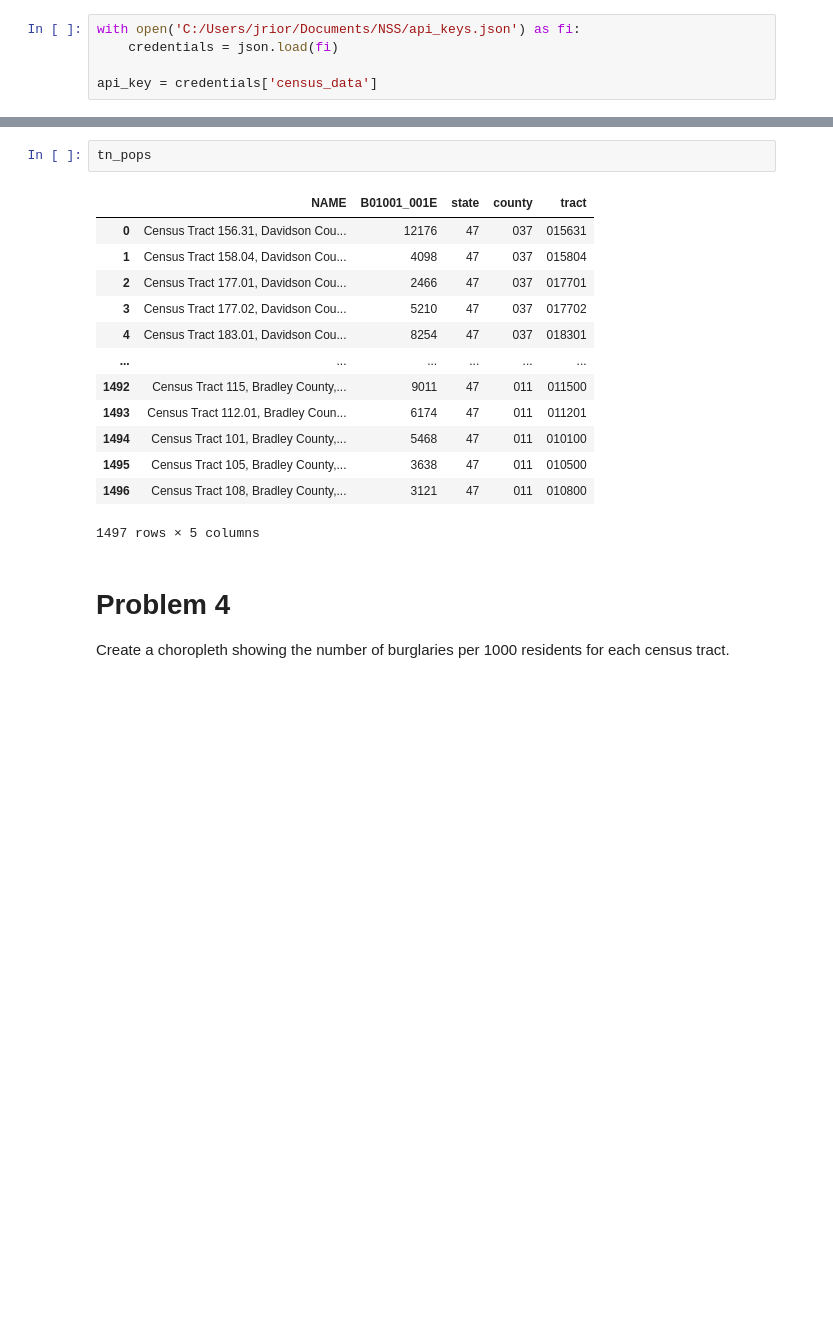
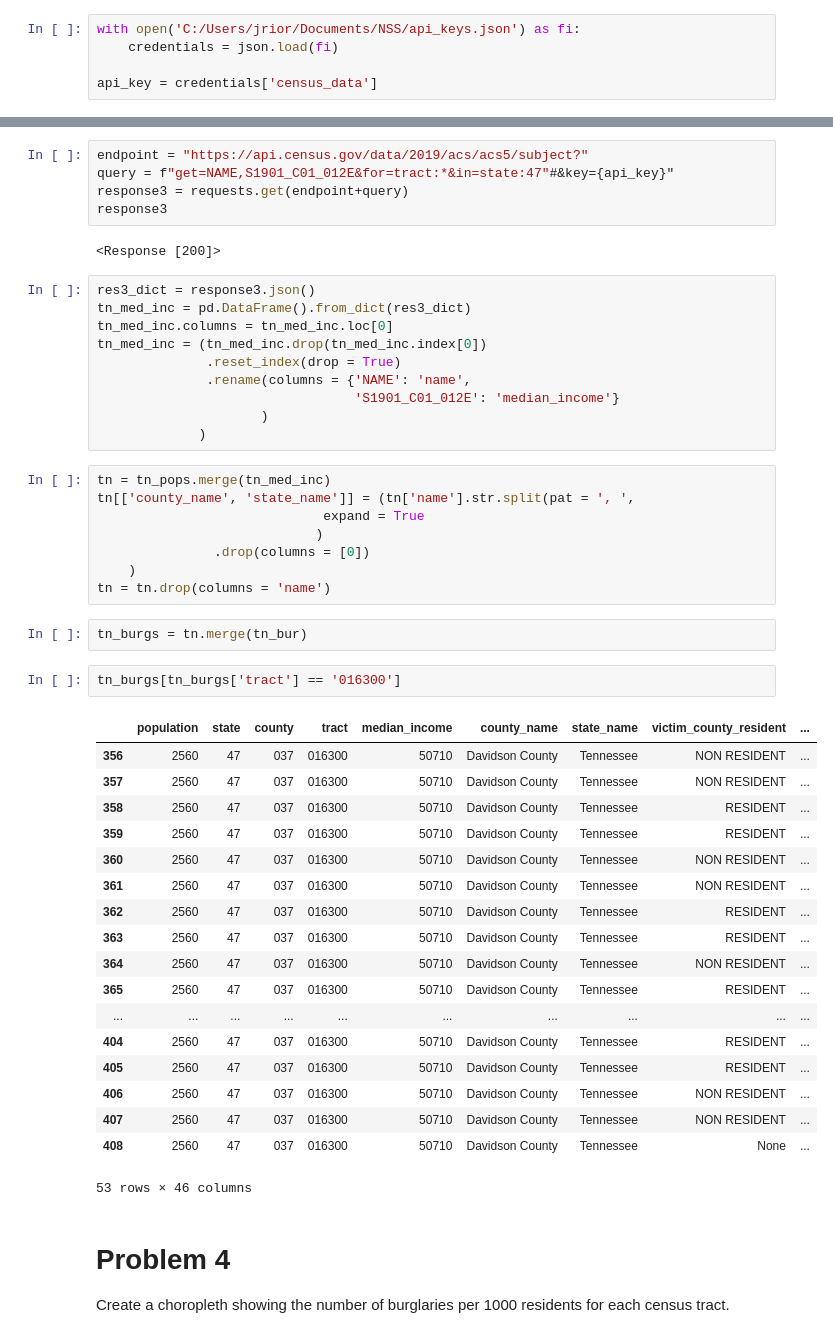
Before and after one commit to jrioross/nashville-burglaries, a Jupyter notebook: burglaries_geospatial.ipynb, the cells around one changed output, grey strips where cells are left out. Drawn from its saved outputs; the diff is of its cells as text; blank space fills up the shorter version.

```diff
--- a/burglaries_geospatial.ipynb
+++ b/burglaries_geospatial.ipynb
@@ -80,19 +112,51 @@ tn_pops = tn_pops.drop(tn_pops.index[0]).reset_index(drop = True)
-# %%
-tn_pops
-# %% [output]
-|  | NAME | B01001_001E | state | county | tract |
-| 0 | Census Tract 156.31, Davidson Cou... | 12176 | 47 | 037 | 015631 |
-| 1 | Census Tract 158.04, Davidson Cou... | 4098 | 47 | 037 | 015804 |
-| 2 | Census Tract 177.01, Davidson Cou... | 2466 | 47 | 037 | 017701 |
-| 3 | Census Tract 177.02, Davidson Cou... | 5210 | 47 | 037 | 017702 |
-| 4 | Census Tract 183.01, Davidson Cou... | 8254 | 47 | 037 | 018301 |
-| ... | ... | ... | ... | ... | ... |
-| 1492 | Census Tract 115, Bradley County,... | 9011 | 47 | 011 | 011500 |
-| 1493 | Census Tract 112.01, Bradley Coun... | 6174 | 47 | 011 | 011201 |
-| 1494 | Census Tract 101, Bradley County,... | 5468 | 47 | 011 | 010100 |
-| 1495 | Census Tract 105, Bradley County,... | 3638 | 47 | 011 | 010500 |
-| 1496 | Census Tract 108, Bradley County,... | 3121 | 47 | 011 | 010800 |
-1497 rows × 5 columns
+# %%
+endpoint = "https://api.census.gov/data/2019/acs/acs5/subject?"
+query = f"get=NAME,S1901_C01_012E&for=tract:*&in=state:47"#&key={api_key}"
+response3 = requests.get(endpoint+query)
+response3
+# %% [output]
+<Response [200]>
+# %%
+res3_dict = response3.json()
+tn_med_inc = pd.DataFrame().from_dict(res3_dict)
+tn_med_inc.columns = tn_med_inc.loc[0]
+tn_med_inc = (tn_med_inc.drop(tn_med_inc.index[0])
+              .reset_index(drop = True)
+              .rename(columns = {'NAME': 'name',
+                                 'S1901_C01_012E': 'median_income'}
+                     )
+             )
+# %%
+tn = tn_pops.merge(tn_med_inc)
+tn[['county_name', 'state_name']] = (tn['name'].str.split(pat = ', ',
+                             expand = True
+                            )
+               .drop(columns = [0])
+    )
+tn = tn.drop(columns = 'name')
+# %%
+tn_burgs = tn.merge(tn_bur)
+# %%
+tn_burgs[tn_burgs['tract'] == '016300']
+# %% [output]
+|  | population | state | county | tract | median_income | county_name | state_name | victim_county_resident | ... |
+| 356 | 2560 | 47 | 037 | 016300 | 50710 | Davidson County | Tennessee | NON RESIDENT | ... |
+| 357 | 2560 | 47 | 037 | 016300 | 50710 | Davidson County | Tennessee | NON RESIDENT | ... |
+| 358 | 2560 | 47 | 037 | 016300 | 50710 | Davidson County | Tennessee | RESIDENT | ... |
+| 359 | 2560 | 47 | 037 | 016300 | 50710 | Davidson County | Tennessee | RESIDENT | ... |
+| 360 | 2560 | 47 | 037 | 016300 | 50710 | Davidson County | Tennessee | NON RESIDENT | ... |
+| 361 | 2560 | 47 | 037 | 016300 | 50710 | Davidson County | Tennessee | NON RESIDENT | ... |
+| 362 | 2560 | 47 | 037 | 016300 | 50710 | Davidson County | Tennessee | RESIDENT | ... |
+| 363 | 2560 | 47 | 037 | 016300 | 50710 | Davidson County | Tennessee | RESIDENT | ... |
+| 364 | 2560 | 47 | 037 | 016300 | 50710 | Davidson County | Tennessee | NON RESIDENT | ... |
+| 365 | 2560 | 47 | 037 | 016300 | 50710 | Davidson County | Tennessee | RESIDENT | ... |
+| ... | ... | ... | ... | ... | ... | ... | ... | ... | ... |
+| 404 | 2560 | 47 | 037 | 016300 | 50710 | Davidson County | Tennessee | RESIDENT | ... |
+| 405 | 2560 | 47 | 037 | 016300 | 50710 | Davidson County | Tennessee | RESIDENT | ... |
+| 406 | 2560 | 47 | 037 | 016300 | 50710 | Davidson County | Tennessee | NON RESIDENT | ... |
+| 407 | 2560 | 47 | 037 | 016300 | 50710 | Davidson County | Tennessee | NON RESIDENT | ... |
+| 408 | 2560 | 47 | 037 | 016300 | 50710 | Davidson County | Tennessee | None | ... |
+53 rows × 46 columns
 # %% [markdown]
 # Problem 4
 
```
Also changed, not shown: parts of 9 cells of this notebook.
